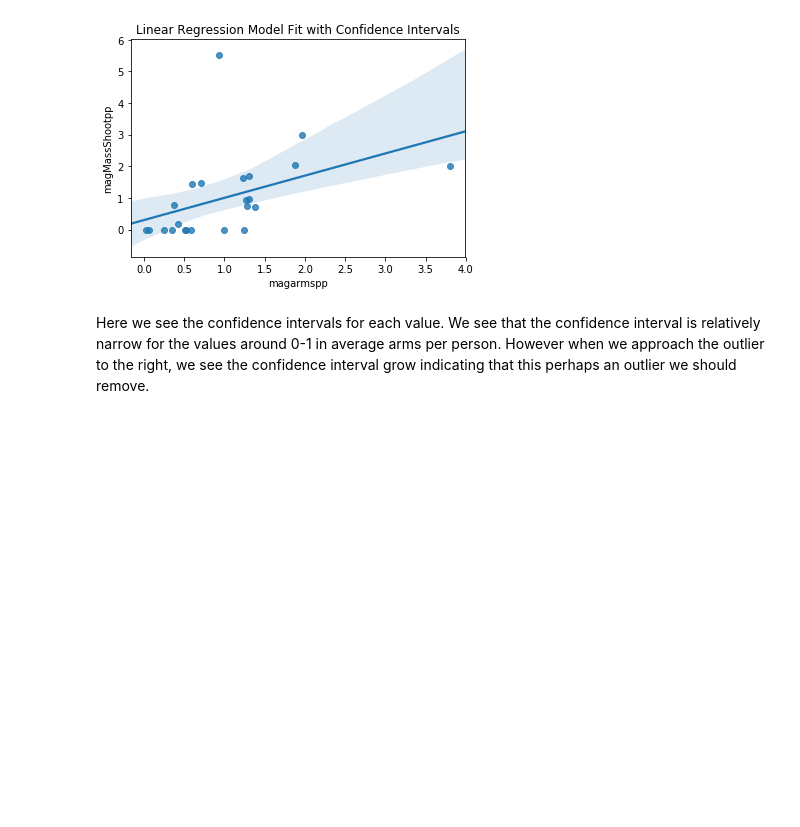
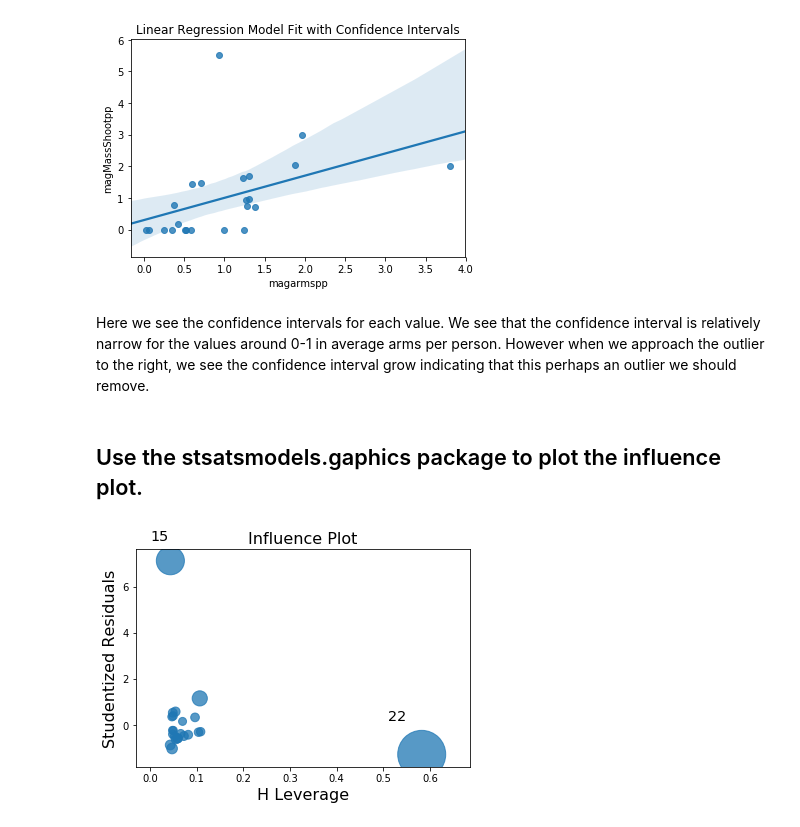
Before and after one commit to sarahJune1/PUI2018_sjs909, a Jupyter notebook: HW9_sjs909/Assignment3_sjs909.ipynb, the cells around one changed output. Saved outputs shown, nothing was run; the diff lists cells and outputs as text; code cells hidden in the pictures; blank space fills up the shorter version.

```diff
--- a/HW9_sjs909/Assignment3_sjs909.ipynb
+++ b/HW9_sjs909/Assignment3_sjs909.ipynb
@@ -568,3 +568,9 @@ plt.title('Linear Regression Model Fit with Confidence Intervals')
 [figure]
 # %% [markdown]
 Here we see the confidence intervals for each value. We see that the confidence interval is relatively narrow for the values around 0-1 in average arms per person. However when we approach the outlier to the right, we see the confidence interval grow indicating that this perhaps an outlier we should remove.
+# %% [markdown]
+## Use the stsatsmodels.gaphics package to plot the influence plot.
+# %%
+sm.graphics.influence_plot(smfit, alpha  = 0.05, criterion="cooks");
+# %% [output]
+[figure, added]
```
Also changed, not shown: parts of 8 cells of this notebook.
